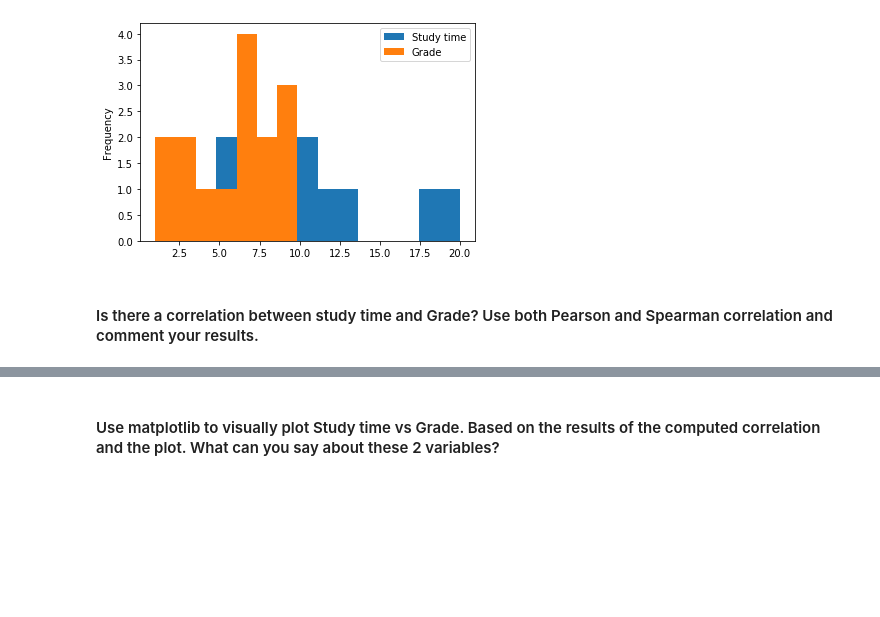
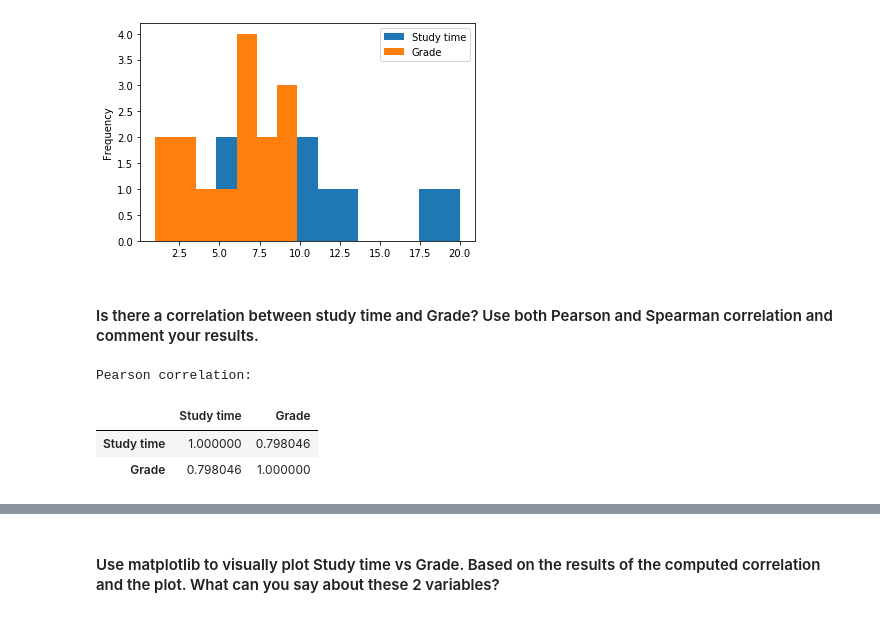
Before and after one commit to ta-data-lis/lab-pivot-table-and-correlation, a Jupyter notebook: your_code/main.ipynb, the cells around one changed output, grey strips where cells are left out. Drawn from its saved outputs; the diff is of its cells as text; code cells hidden in the pictures; blank space fills up the shorter version.

```diff
--- a/your_code/main.ipynb
+++ b/your_code/main.ipynb
@@ -471,0 +475,10 @@ time_grades.plot.hist(bins=15)
+# %%
+# your answer here
+study_grade = time_grades[['Study time','Grade']]
+print('Pearson correlation:')
+study_grade.corr(method='pearson') #evaluates the linear relationship between two continuous variables
+# %% [output]
+Pearson correlation:
+|  | Study time | Grade |
+| Study time | 1.000000 | 0.798046 |
+| Grade | 0.798046 | 1.000000 |
```
Also changed, not shown: parts of 9 cells of this notebook.
